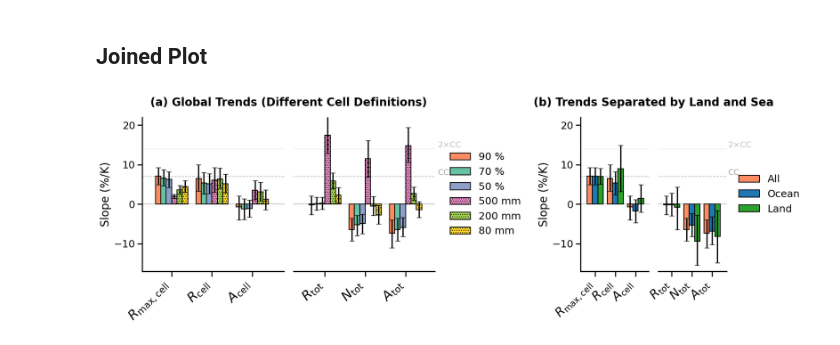
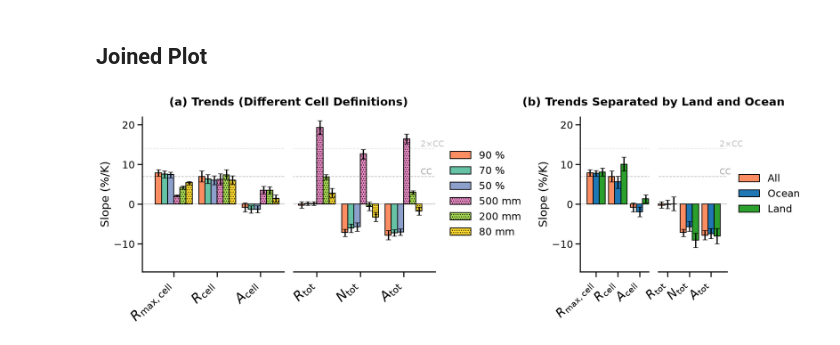
Before and after one commit to leoniehar/2026-06_extreme_precip_paper, a Jupyter notebook: nbooks/03-Plotting-Slopes.ipynb, the cells around one changed output. Drawn from its saved outputs; the diff is of its cells as text; code cells hidden in the pictures.

Commit message:
plot adaptations, inputpaths, cleaning

```diff
--- a/nbooks/03-Plotting-Slopes.ipynb
+++ b/nbooks/03-Plotting-Slopes.ipynb
@@ -70,9 +83,15 @@ name_experiment = "90% contribution"
 
 # dir with paths
 csv_info= {
-    'All': f'{main_directory}/1_deg/{experiment}/aux_output/df_lm_coefficients_boot_all_rel_T_relative_CIspace.csv',
-    'Ocean': f'{main_directory}/1_deg/{experiment}/aux_output/df_lm_coefficients_boot_ocean_rel_T_relative_CIspace.csv',
-    'Land': f'{main_directory}/1_deg/{experiment}/aux_output/df_lm_coefficients_boot_land_rel_T_relative_CIspace.csv'
+    'All': f'{main_directory}/df_lm_coefficients_boot_{experiment}_all_relative.csv',
+    'Ocean': f'{main_directory}/df_lm_coefficients_boot_{experiment}_ocean_relative.csv',
+    'Land': f'{main_directory}/df_lm_coefficients_boot_{experiment}_land_relative.csv'
 }
 # read and convert to xarray dataset
 ds_sub = imports.read_slopes_csv_as_ds(csv_info)
+
+# variable names (for function
+ds_sub = ds_sub.assign_coords(
+    variable=[rename_map.get(v, v) for v in ds_sub['variable'].values]
+)
+ds_sub
@@ -84,7 +118,7 @@ VAR_META = monthly_data_vars_meta.VAR_META_ANNUAL
 
 
 # order of variables
-variable_order = ['max_cell','tot_cell','area_cell','sum_tot',"sum_counts","sum_area"]
+variable_order = ['max_cell_mean','total_cell_mean','area_cell_mean','total_sum',"sum_counts","area_sum"]
 variable_labels = ['Cell density','Total precip./cell','Max. precip./cell','Area/cell','Total precip.']
 
 
@@ -98,17 +132,12 @@ base_hatches = {'mm':'...', 'contri':'','All':''}
 
 # for left plot
 hatches = {
-    #'99 % ': base_hatches["contri"],
-    #'95 % ': base_hatches["contri"],
     '90 %': base_hatches["contri"],
     '70 %': base_hatches["contri"],
     '50 %': base_hatches["contri"],
     '500 mm': base_hatches["mm"],
     '200 mm': base_hatches["mm"],
-    #'100 mm': base_hatches["mm"],
     '80 mm': base_hatches["mm"],
-    #'300 mm': base_hatches["mm"],
-    #'400 mm': base_hatches["mm"],
           }
 
 # right plot
@@ -129,9 +158,7 @@ colors = {
     '200 mm': set2[4],
 
     '50 %': set2[2],
-    '80 mm': set2[5],
-}
-
+    '80 mm': set2[5],}
 
 
 # right plot
@@ -151,35 +178,35 @@ axes = [fig.add_subplot(gs[0]), fig.add_subplot(gs[1])]
 plotting.plot_slope_comparison(
     ds=ds,
     variable_order=variable_order,
     variant_order=variant_order,
     VAR_META=VAR_META,
     hatches=hatches,
     colors = colors,
     ylabel='Slope (%/K)',
     ylim=(-17, 22),
     title=f'{int(ds.year_min[0][0].values)}-{int(ds.year_max[0][0].values)}',
     ax_passed=axes[0],
     xaxislabelscale = 1.3
 
 )
 
 plotting.plot_slope_comparison(
     ds=ds_sub,
-    variable_order=['max_cell','tot_cell','area_cell','sum_tot','sum_counts','sum_area'],
+    variable_order=variable_order,
     variant_order=['All','Ocean','Land'],
     VAR_META=VAR_META,
     colors=colors_surface,
     hatches=hatches_surface,
     ylabel='Slope (%/K)',
     title=name_experiment,
     ylim=(-17, 22),
     ax_passed=axes[1],
 )
 
-axes[0].set_title('(a) Global Trends (Different Cell Definitions)', fontweight = 'bold', pad = 20)
-axes[1].set_title('(b) Trends Separated by Land and Sea', fontweight = 'bold', pad = 20)
+axes[0].set_title('(a) Trends (Different Cell Definitions)', fontweight = 'bold', pad = 20)
+axes[1].set_title('(b) Trends Separated by Land and Ocean', fontweight = 'bold', pad = 20)
 
-
+#plt.savefig("./fig3.jpg",bbox_inches="tight")
 plt.show()
 # %% [output]
-[figure, old version]
+[figure, new version]
```
Also changed, not shown: parts of 3 cells of this notebook, 5 other files.
